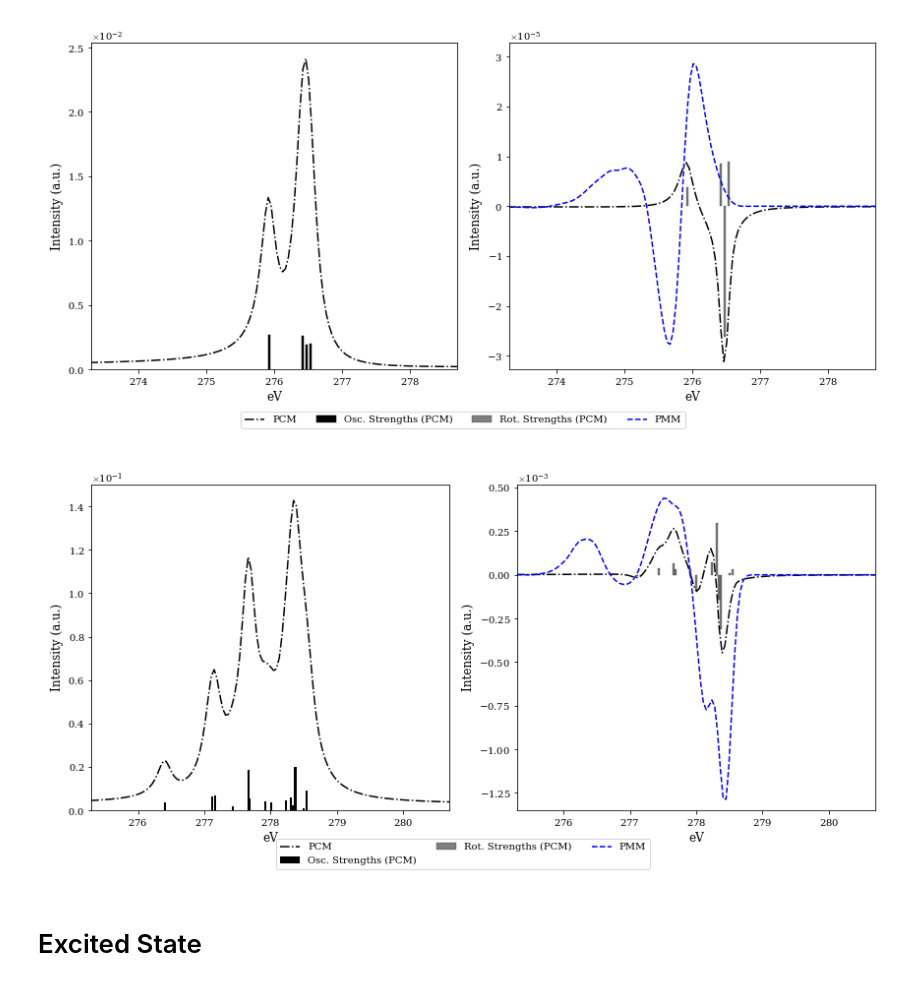
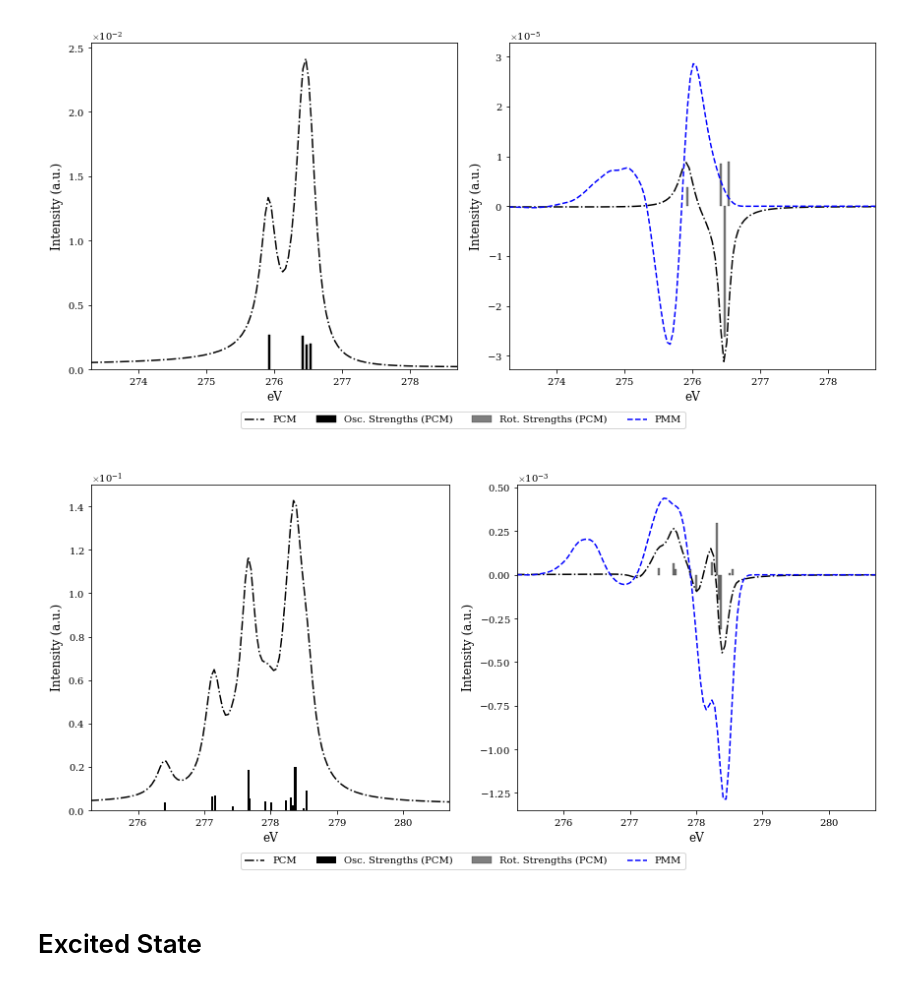
Before and after one commit to Spoksonat/article-xas-xncd, a Jupyter notebook: notebooks/plots.ipynb, the cells around one changed output. Drawn from its saved outputs; the diff is of its cells as text; code cells hidden in the pictures.

```diff
--- a/notebooks/plots.ipynb
+++ b/notebooks/plots.ipynb
@@ -724,35 +724,35 @@ bar_sticks_xcd_pcm = ax2.bar(
     color="black",
     edgecolor="black",
     linewidth=0.45,
     width=0.03,
     alpha = 0.5,
     label="Rot. Strengths (PCM)",
 )
 ax2.set_xlim(275.3, 280.7)
 ax2.set_xlabel("eV")
 ax2.set_ylabel("Intensity (a.u.)")
 ax2.ticklabel_format(style="plain", axis="x", useMathText=True)
 ax2.ticklabel_format(style="sci", axis="y", scilimits=(0, 0), useMathText=True)
 
 y2_pcm_lim = np.nanmax(np.abs(xcd_water_codiff_pcm_camb3lyp))
 y2_pmm_lim = np.nanmax(np.abs(xcd_water_codiff_camb3lyp * conv_factor_pmm_au_xcd))
 y2_max = max(y2_pcm_lim, y2_pmm_lim)
 ax2.set_ylim(-1.05 * y2_max, 0.4 * y2_max)
 
 lines = [line_xas_pcm, bar_sticks_xas_pcm, bar_sticks_xcd_pcm, line_pmm]
 labels = [line.get_label() for line in lines]
 fig.legend(
     lines,
     labels,
     loc="lower center",
     bbox_to_anchor=(0.5, 0.02),
-    ncol=3,
+    ncol=4,
     frameon=True,
 )
 
 plt.tight_layout(rect=(0, 0.06, 1, 1))
 # %% [output]
-[figure, old version]
+[figure, new version]
 # %% [markdown]
 # Excited State
 # %% [markdown]
```
Also changed, not shown: parts of 12 cells of this notebook.
